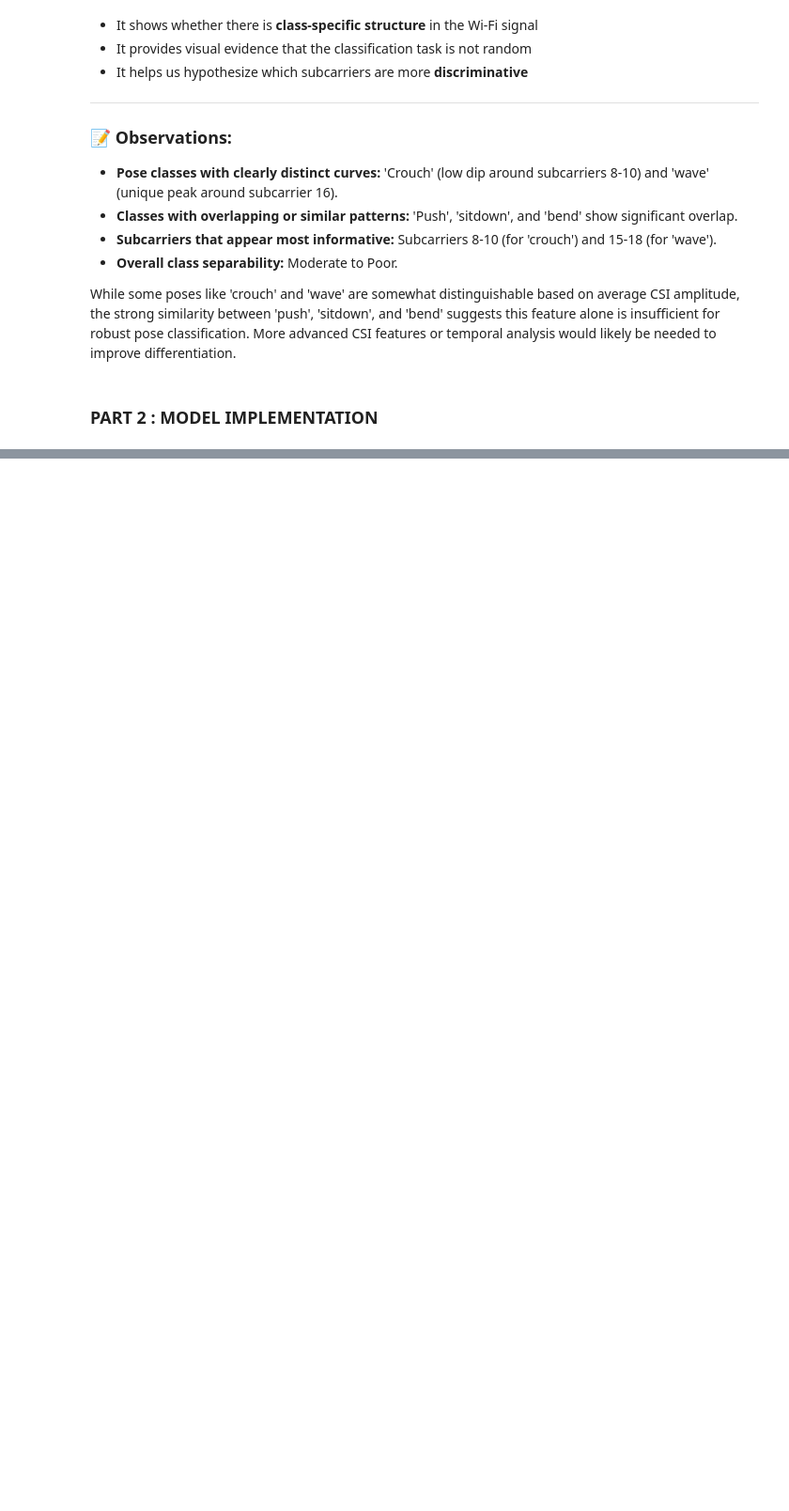
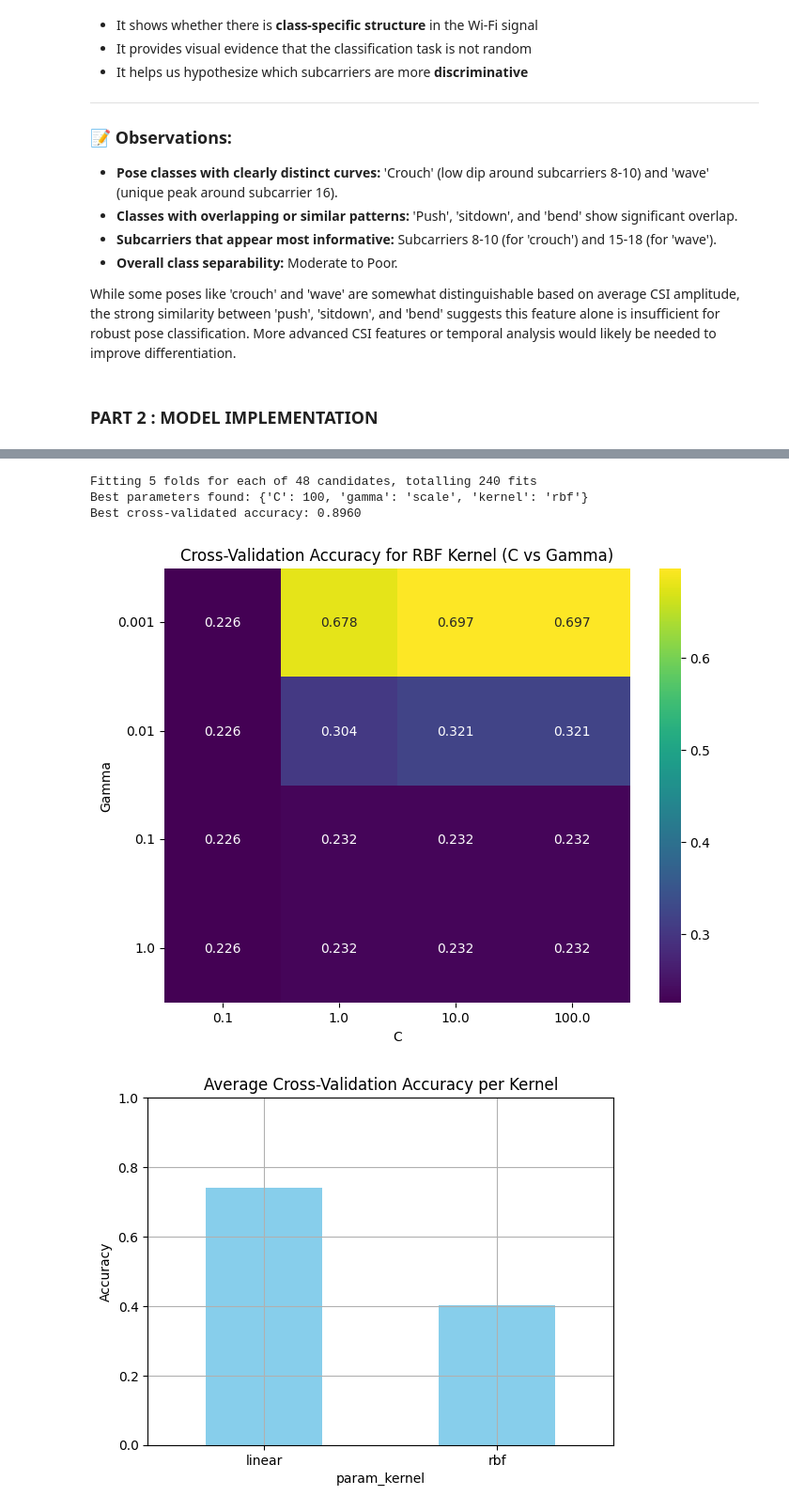
Before and after one commit to jordiestevee/ML4Net-2025, a Jupyter notebook: Sem2/seminar2.ipynb, the cells around one changed output, grey strips where cells are left out. Shown at 94% size. Cells and saved outputs as stored; diff of their text form; code cells hidden in the pictures; blank space fills up the shorter version.

```diff
--- a/Sem2/seminar2.ipynb
+++ b/Sem2/seminar2.ipynb
@@ -254,0 +216,77 @@ Best parameters found: {'C': 100, 'gamma': 'scale', 'kernel': 'rbf'}
+# %%
+from sklearn.svm import SVC
+from sklearn.model_selection import GridSearchCV
+import pandas as pd
+import numpy as np
+import matplotlib.pyplot as plt
+import seaborn as sns
+
+# Define parameter grid
+param_grid = {
+    'C': [0.1, 1, 10, 100],
+    'gamma': ['scale', 'auto', 0.001, 0.01, 0.1, 1],
+    'kernel': ['rbf', 'linear']
+}
+
+# Grid Search with 5-fold cross-validation
+grid_search = GridSearchCV(
+    SVC(),
+    param_grid,
+    cv=5,
+    scoring='accuracy',
+    verbose=2,
+    n_jobs=-1
+)
+
+# Fit the model
+grid_search.fit(X_train, y_train)
+
+# Print best hyperparameters
+print("Best parameters found:", grid_search.best_params_)
+print("Best cross-validated accuracy: {:.4f}".format(grid_search.best_score_))
+
+# Extract full results
+results = pd.DataFrame(grid_search.cv_results_)
+
+# Plot heatmap for RBF kernel
+rbf_results = results[results['param_kernel'] == 'rbf']
+
+# Some gamma values might be strings ("scale", "auto"), exclude those for numeric heatmap
+rbf_numeric = rbf_results[
+    (rbf_results['param_gamma'] != 'scale') & (rbf_results['param_gamma'] != 'auto')
+].copy()
+
+# Convert gamma to float if necessary
+rbf_numeric['param_gamma'] = rbf_numeric['param_gamma'].astype(float)
+
+# Pivot to prepare for heatmap
+pivot_table = rbf_numeric.pivot(index='param_gamma', columns='param_C', values='mean_test_score')
+
+plt.figure(figsize=(8, 6))
+sns.heatmap(pivot_table, annot=True, fmt=".3f", cmap="viridis")
+plt.title("Cross-Validation Accuracy for RBF Kernel (C vs Gamma)")
+plt.xlabel("C")
+plt.ylabel("Gamma")
+plt.yticks(rotation=0)
+plt.show()
+
+# Compare kernels
+kernel_scores = results.groupby('param_kernel')['mean_test_score'].mean()
+kernel_scores.plot(kind='bar', color='skyblue')
+plt.title("Average Cross-Validation Accuracy per Kernel")
+plt.ylabel("Accuracy")
+plt.xticks(rotation=0)
+plt.ylim(0, 1)
+plt.grid(True)
+plt.show()
+
+# Print top 5 configurations
+top_configs = results.sort_values(by='mean_test_score', ascending=False).head(5)
+print("\nTop 5 hyperparameter combinations:")
+print(top_configs[['param_C', 'param_gamma', 'param_kernel', 'mean_test_score']])
+# %% [output]
+Fitting 5 folds for each of 48 candidates, totalling 240 fits
+Best parameters found: {'C': 100, 'gamma': 'scale', 'kernel': 'rbf'}
+Best cross-validated accuracy: 0.8960
+[figure, added]
+[figure, added]
```
Also changed, not shown: parts of 14 cells of this notebook.
